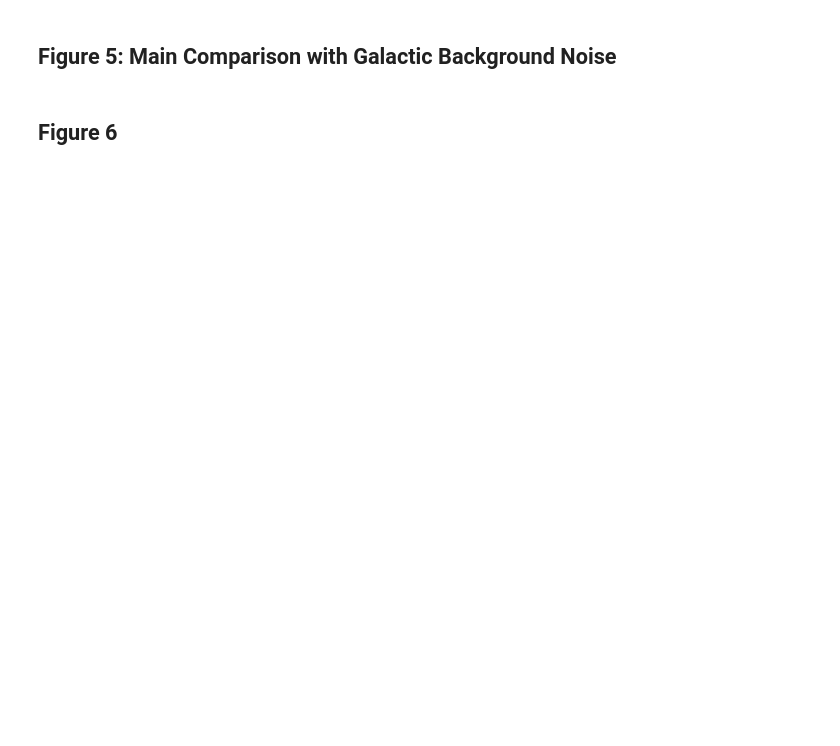
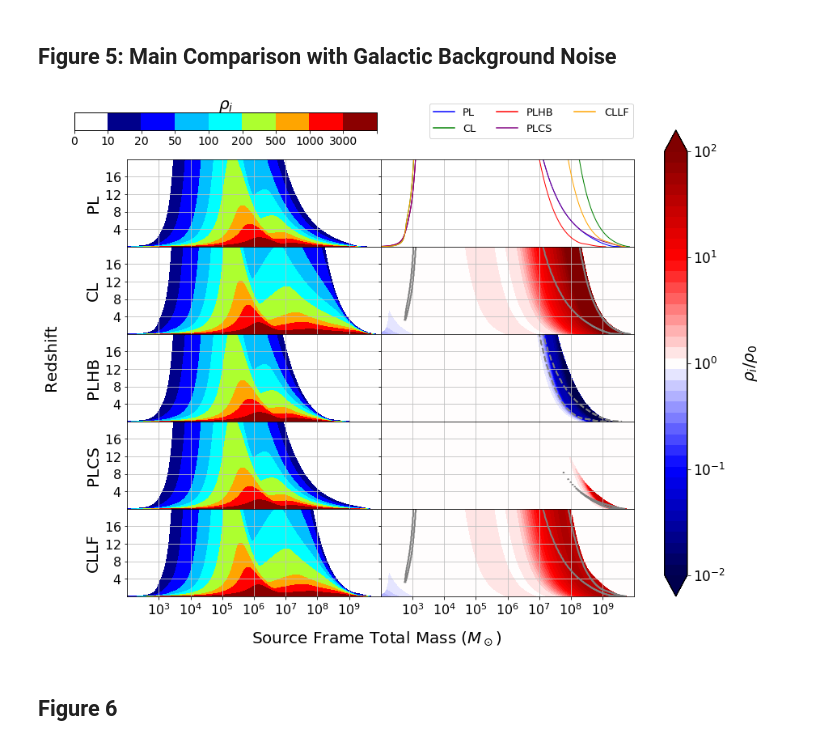
Before and after one commit to mikekatz04/BOWIE, a Jupyter notebook: paper_plots.ipynb, the cells around one changed output. Drawn from its saved outputs; the diff is of its cells as text; code cells hidden in the pictures; blank space fills up the shorter version.

```diff
--- a/paper_plots.ipynb
+++ b/paper_plots.ipynb
@@ -377,12 +382,14 @@ plot_main(figure_4_dict)
 # %%
 #add wd to labels for figure 4 to create figure 5
 figure_5_dict = figure_4_dict.copy()
 for i in [0,2,4,6,8]:
     figure_5_dict['plot_info'][str(i)]['file'][0]['label'] = figure_5_dict['plot_info'][str(i)]['file'][0]['label'][0:-3] + 'wd_all'
 
-
+figure_5_dict['general']['output_path'] = "plot_outputs/main_comp_wd.pdf"
 
 plot_main(figure_5_dict)
+# %% [output]
+[figure, added]
 # %% [markdown]
 ## Figure 6
 # %%
```
Also changed, not shown: parts of 6 cells of this notebook.
